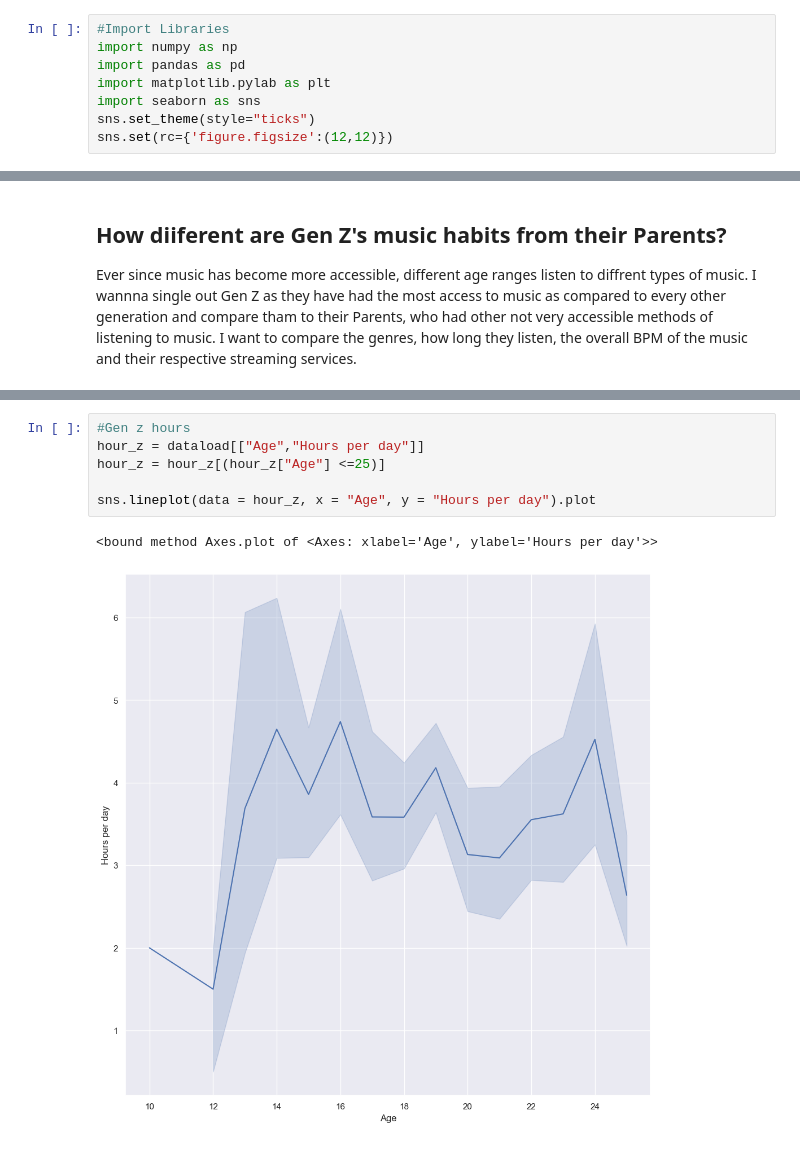
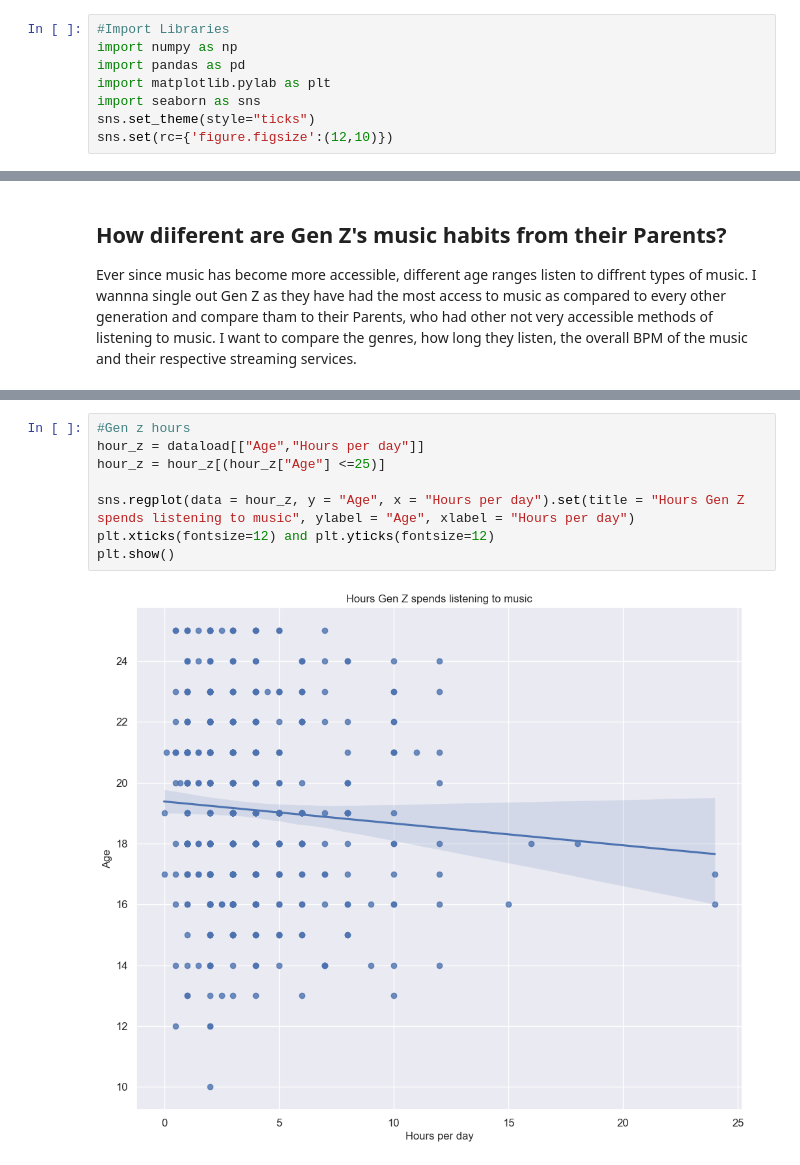
Before and after one commit to ubco-W2022T2-data301/project-group29, a Jupyter notebook: analysis/analysis2.ipynb, the cells around one changed output, grey strips where cells are left out. Cells and saved outputs as stored; diff of their text form.

```diff
--- a/analysis/analysis2.ipynb
+++ b/analysis/analysis2.ipynb
@@ -7,4 +7,4 @@ import pandas as pd
 import matplotlib.pylab as plt
 import seaborn as sns
 sns.set_theme(style="ticks")
-sns.set(rc={'figure.figsize':(12,12)})
+sns.set(rc={'figure.figsize':(12,10)})
@@ -75,9 +126,10 @@ Commentary: Most of Gen X listens to Rock, Pop and R&B for the most part. Not ve
 # %%
 #Gen z hours
 hour_z = dataload[["Age","Hours per day"]]
 hour_z = hour_z[(hour_z["Age"] <=25)]
 
-sns.lineplot(data = hour_z, x = "Age", y = "Hours per day").plot
+sns.regplot(data = hour_z, y = "Age", x = "Hours per day").set(title = "Hours Gen Z spends listening to music", ylabel = "Age", xlabel = "Hours per day")
+plt.xticks(fontsize=12) and plt.yticks(fontsize=12)
+plt.show()
 # %% [output]
-<bound method Axes.plot of <Axes: xlabel='Age', ylabel='Hours per day'>>
-[figure, old version]
+[figure, new version]
```
Also changed, not shown: parts of 30 cells of this notebook.
